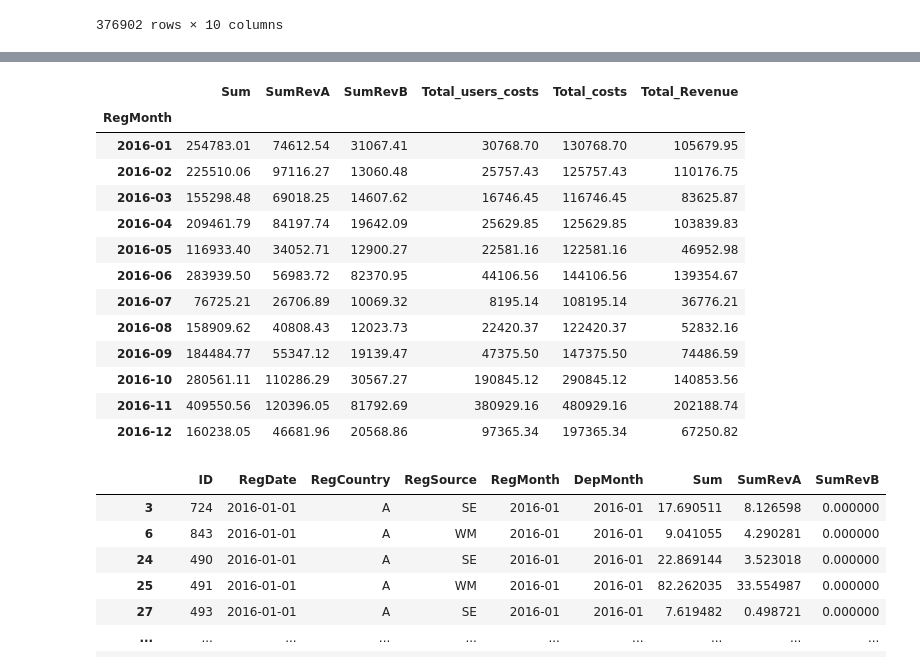
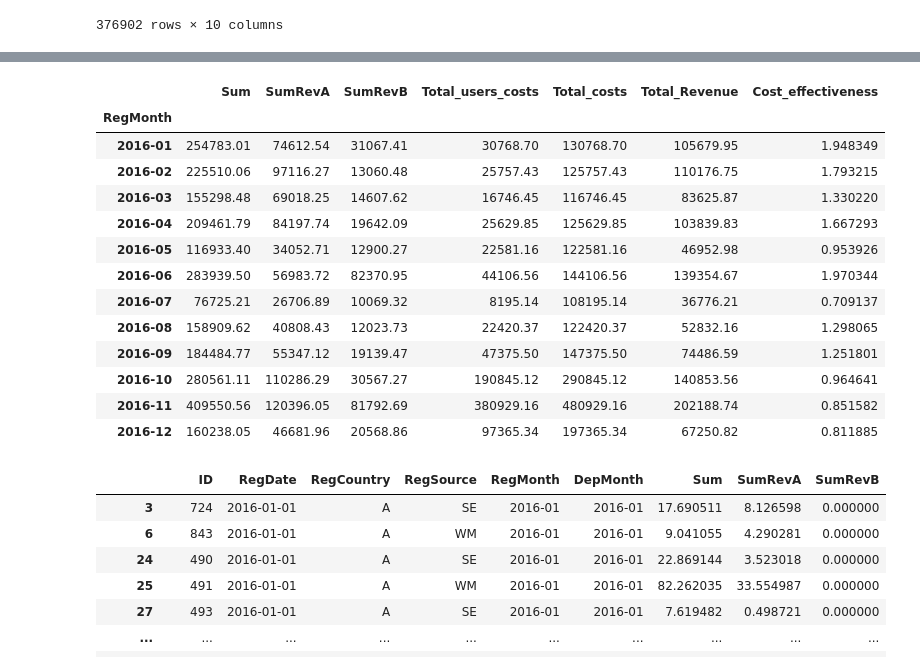
Before and after one commit to demuramax/Analysis-Report, a Jupyter notebook: analysis_report.ipynb, the cells around one changed output, grey strips where cells are left out. Drawn from its saved outputs; the diff is of its cells as text; code cells hidden in the pictures.

```diff
--- a/analysis_report.ipynb
+++ b/analysis_report.ipynb
@@ -185,21 +165,22 @@ data
 # %%
 total_costs = data.groupby('RegMonth').agg({'Sum': 'sum', 'SumRevA': 'sum', 'SumRevB': 'sum', 'User_cost': 'sum'}).round(2)
 total_costs.rename(columns={'User_cost': 'Total_users_costs'}, inplace=True)
 total_costs['Total_costs'] = total_costs['Total_users_costs'] + 100000
 total_costs['Total_Revenue'] = total_costs['SumRevA'] + total_costs['SumRevB']
+total_costs['Cost_effectiveness'] = total_costs['Sum']/total_costs['Total_costs']
 total_costs
 # %% [output]
-|  | Sum | SumRevA | SumRevB | Total_users_costs | Total_costs | Total_Revenue |
-| RegMonth |  |  |  |  |  |  |
-| 2016-01 | 254783.01 | 74612.54 | 31067.41 | 30768.70 | 130768.70 | 105679.95 |
-| 2016-02 | 225510.06 | 97116.27 | 13060.48 | 25757.43 | 125757.43 | 110176.75 |
-| 2016-03 | 155298.48 | 69018.25 | 14607.62 | 16746.45 | 116746.45 | 83625.87 |
-| 2016-04 | 209461.79 | 84197.74 | 19642.09 | 25629.85 | 125629.85 | 103839.83 |
-| 2016-05 | 116933.40 | 34052.71 | 12900.27 | 22581.16 | 122581.16 | 46952.98 |
-| 2016-06 | 283939.50 | 56983.72 | 82370.95 | 44106.56 | 144106.56 | 139354.67 |
-| 2016-07 | 76725.21 | 26706.89 | 10069.32 | 8195.14 | 108195.14 | 36776.21 |
-| 2016-08 | 158909.62 | 40808.43 | 12023.73 | 22420.37 | 122420.37 | 52832.16 |
-| 2016-09 | 184484.77 | 55347.12 | 19139.47 | 47375.50 | 147375.50 | 74486.59 |
-| 2016-10 | 280561.11 | 110286.29 | 30567.27 | 190845.12 | 290845.12 | 140853.56 |
-| 2016-11 | 409550.56 | 120396.05 | 81792.69 | 380929.16 | 480929.16 | 202188.74 |
-| 2016-12 | 160238.05 | 46681.96 | 20568.86 | 97365.34 | 197365.34 | 67250.82 |
+|  | Sum | SumRevA | SumRevB | Total_users_costs | Total_costs | Total_Revenue | Cost_effectiveness |
+| RegMonth |  |  |  |  |  |  |  |
+| 2016-01 | 254783.01 | 74612.54 | 31067.41 | 30768.70 | 130768.70 | 105679.95 | 1.948349 |
+| 2016-02 | 225510.06 | 97116.27 | 13060.48 | 25757.43 | 125757.43 | 110176.75 | 1.793215 |
+| 2016-03 | 155298.48 | 69018.25 | 14607.62 | 16746.45 | 116746.45 | 83625.87 | 1.330220 |
+| 2016-04 | 209461.79 | 84197.74 | 19642.09 | 25629.85 | 125629.85 | 103839.83 | 1.667293 |
+| 2016-05 | 116933.40 | 34052.71 | 12900.27 | 22581.16 | 122581.16 | 46952.98 | 0.953926 |
+| 2016-06 | 283939.50 | 56983.72 | 82370.95 | 44106.56 | 144106.56 | 139354.67 | 1.970344 |
+| 2016-07 | 76725.21 | 26706.89 | 10069.32 | 8195.14 | 108195.14 | 36776.21 | 0.709137 |
+| 2016-08 | 158909.62 | 40808.43 | 12023.73 | 22420.37 | 122420.37 | 52832.16 | 1.298065 |
+| 2016-09 | 184484.77 | 55347.12 | 19139.47 | 47375.50 | 147375.50 | 74486.59 | 1.251801 |
+| 2016-10 | 280561.11 | 110286.29 | 30567.27 | 190845.12 | 290845.12 | 140853.56 | 0.964641 |
+| 2016-11 | 409550.56 | 120396.05 | 81792.69 | 380929.16 | 480929.16 | 202188.74 | 0.851582 |
+| 2016-12 | 160238.05 | 46681.96 | 20568.86 | 97365.34 | 197365.34 | 67250.82 | 0.811885 |
```
Also changed, not shown: parts of 3 cells of this notebook.
